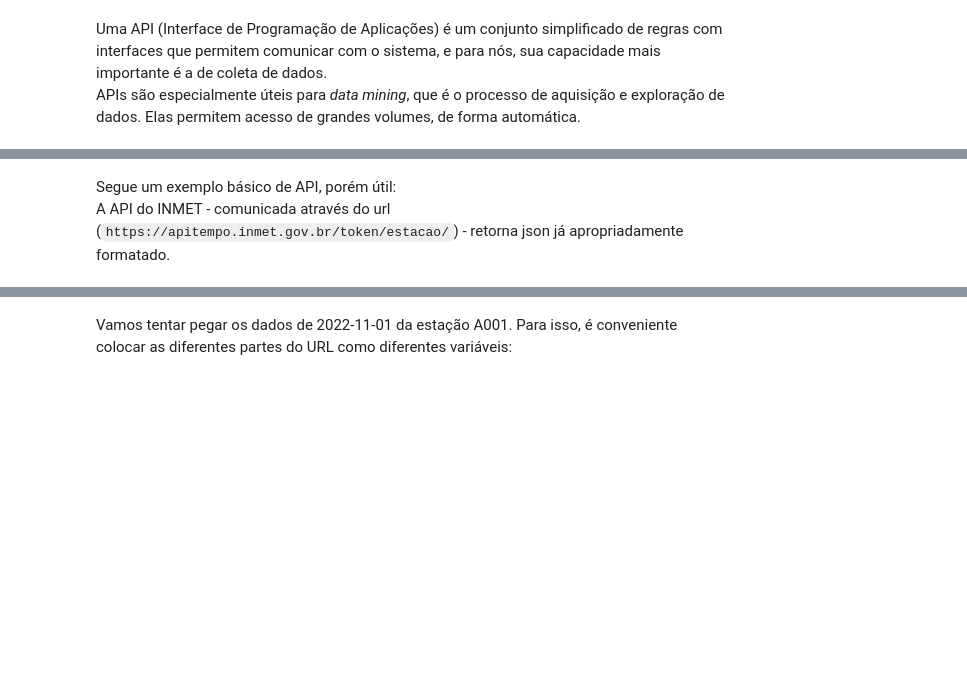
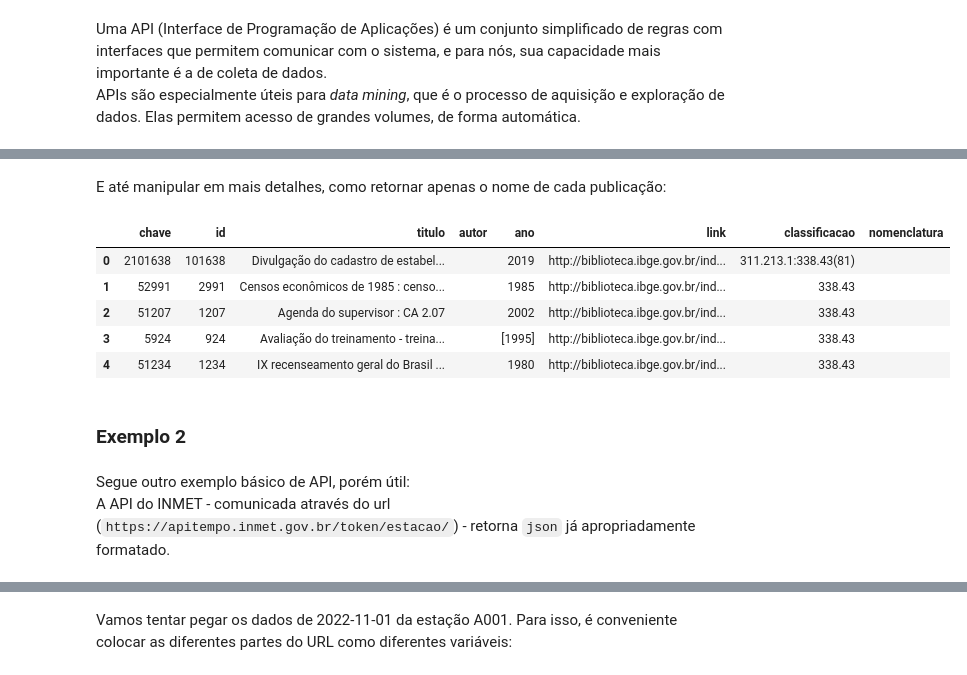
Before and after one commit to JCFDGG/LOB1266-PUB, a Jupyter notebook: aulas/aula_04_scrapingevisu/A4_Web_Scraping.ipynb, the cells around one changed output, grey strips where cells are left out. Cells and saved outputs as stored; diff of their text form; code cells hidden in the pictures; blank space fills up the shorter version.

```diff
--- a/aulas/aula_04_scrapingevisu/A4_Web_Scraping.ipynb
+++ b/aulas/aula_04_scrapingevisu/A4_Web_Scraping.ipynb
@@ -145,6 +199,20 @@ APIs são especialmente úteis para *data mining*, que é o processo de aquisiç
+# %% [markdown]
+E até manipular em mais detalhes, como retornar apenas o nome de cada publicação:
+# %%
+df_publicacoes = df_ibge['items'].apply(pd.Series)
+df_publicacoes.head()
+# %% [output]
+|  | chave | id | titulo | autor | ano | link | classificacao | nomenclatura |
+| 0 | 2101638 | 101638 | Divulgação do cadastro de estabel... |  | 2019 | http://biblioteca.ibge.gov.br/ind... | 311.213.1:338.43(81) |  |
+| 1 | 52991 | 2991 | Censos econômicos de 1985 : censo... |  | 1985 | http://biblioteca.ibge.gov.br/ind... | 338.43 |  |
+| 2 | 51207 | 1207 | Agenda do supervisor : CA 2.07 |  | 2002 | http://biblioteca.ibge.gov.br/ind... | 338.43 |  |
+| 3 | 5924 | 924 | Avaliação do treinamento - treina... |  | [1995] | http://biblioteca.ibge.gov.br/ind... | 338.43 |  |
+| 4 | 51234 | 1234 | IX recenseamento geral do Brasil ... |  | 1980 | http://biblioteca.ibge.gov.br/ind... | 338.43 |  |
+# %% [markdown]
+### Exemplo 2
 # %% [markdown]
-Segue um exemplo básico de API, porém útil:
-A API do INMET - comunicada através do url (`https://apitempo.inmet.gov.br/token/estacao/`) - retorna json já apropriadamente formatado.
+Segue outro exemplo básico de API, porém útil:
+A API do INMET - comunicada através do url (`https://apitempo.inmet.gov.br/token/estacao/`) - retorna `json` já apropriadamente formatado.
 # %% [markdown]
 #### Explicação da API do INMET
 ##### Como adquirir um token
```
Also changed, not shown: parts of 37 cells of this notebook.
